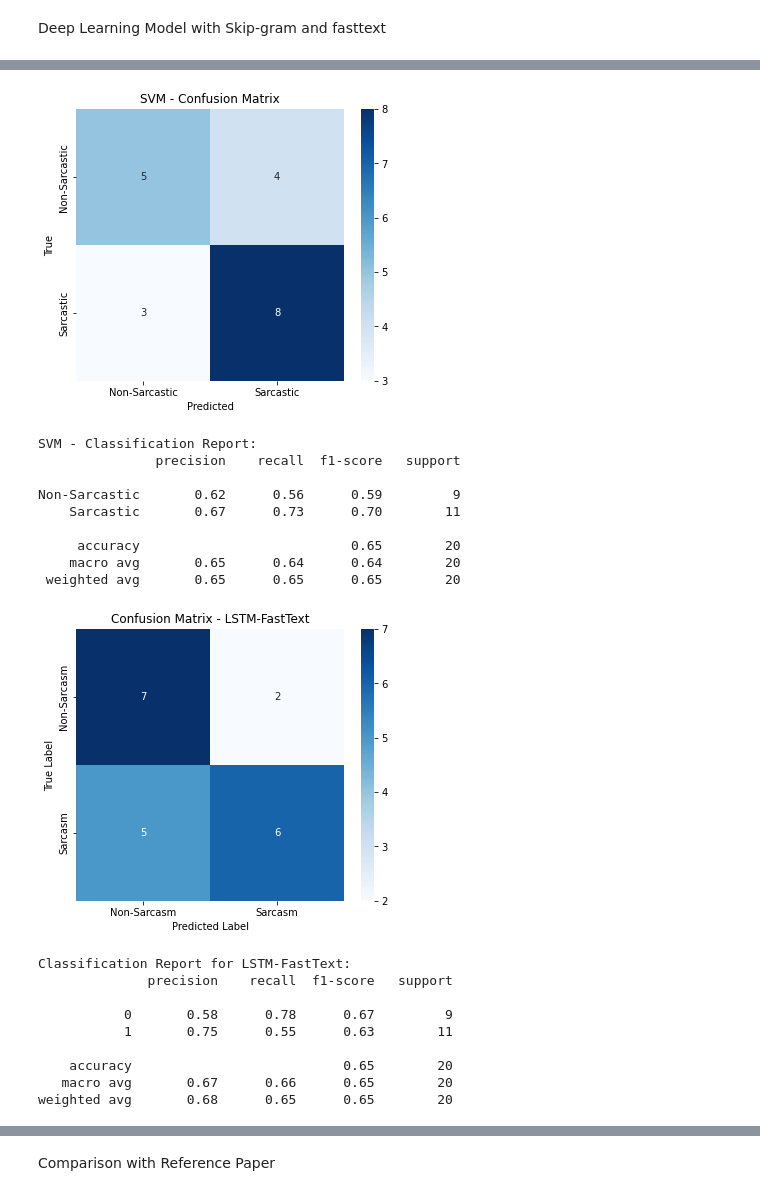
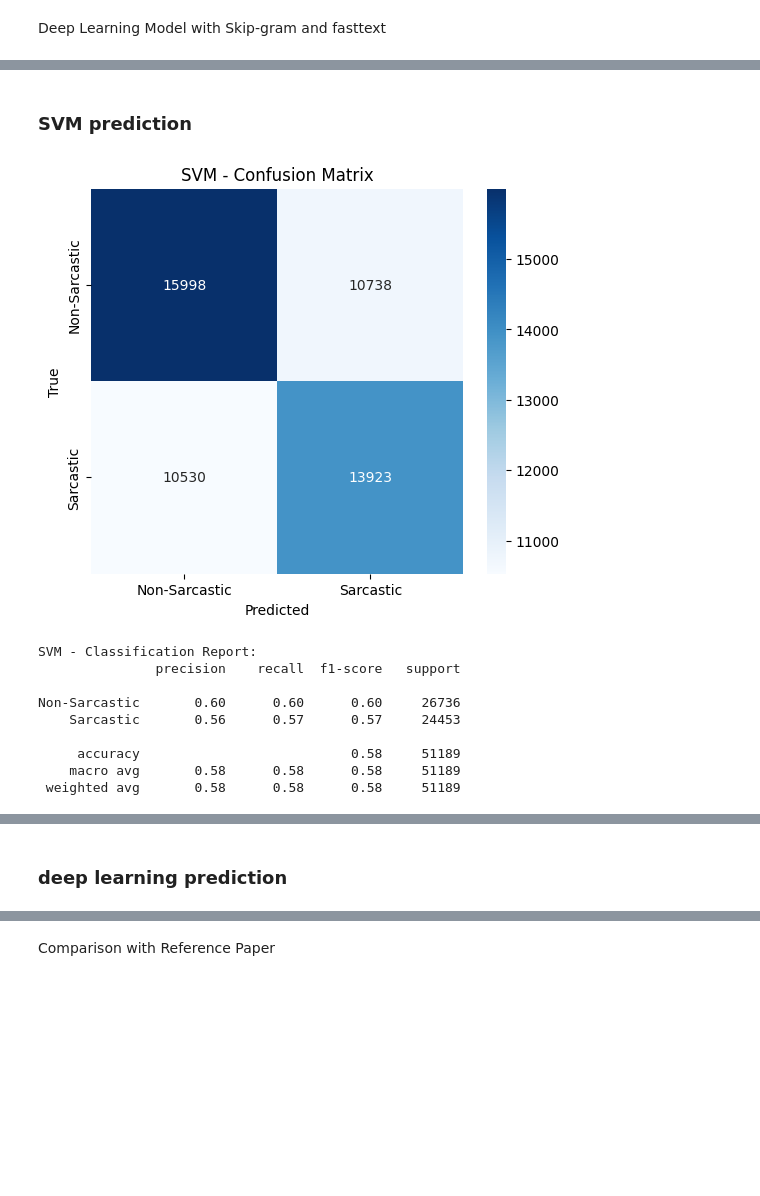
Before and after one commit to Lynchrocket/Sarcasm-Detection_HoNLP, a Jupyter notebook: SARCASM-DETECTION.ipynb, the cells around one changed output, grey strips where cells are left out. Saved outputs shown, nothing was run; the diff lists cells and outputs as text; code cells hidden in the pictures; blank space fills up the shorter version.

Commit message:
testing on the full dataset

```diff
--- a/SARCASM-DETECTION.ipynb
+++ b/SARCASM-DETECTION.ipynb
@@ -31,6 +29,6 @@ webbrowser.open(github_url)
 True
 # %%
 train_cleaned, train_labels, test_cleaned, test_labels = data_processing.get_clean_data(
-    "data/datasets/ghosh/train_sample.txt",
-    "data/datasets/ghosh/test_sample.txt"
+    "data/datasets/ghosh/train.txt",
+    "data/datasets/ghosh/test.txt"
 )
@@ -240,9 +258,8 @@ SVM model with TD-IDF
 svm_model_file = './model/model_svm.pkl'
 svm_model = joblib.load(svm_model_file)
 
-vectorizer = TfidfVectorizer(max_features=1000)
-train_x_svm = vectorizer.fit_transform(train_lines).toarray()
-test_x_svm = vectorizer.transform(test_lines).toarray()
+vectorizer = joblib.load('./model/tfidf.pkl')
+test_x_svm = vectorizer.transform(train_df['Text']).toarray()
 # %% [markdown]
 Deep Learning Model with Skip-gram and fasttext
 # %%
@@ -339,0 +323,2 @@ y_true = np.array(test_labels)
+# %% [markdown]
+### SVM prediction
@@ -340,39 +327,24 @@ y_true = np.array(test_labels)
 # %%
 cm_svm = confusion_matrix(test_labels, svm_preds)
 plt.figure(figsize=(6,5))
 sns.heatmap(cm_svm, annot=True, fmt="d", cmap="Blues",
             xticklabels=["Non-Sarcastic", "Sarcastic"],
             yticklabels=["Non-Sarcastic", "Sarcastic"])
 plt.xlabel("Predicted")
 plt.ylabel("True")
 plt.title("SVM - Confusion Matrix")
 plt.show()
 
 print("SVM - Classification Report:")
 print(classification_report(test_labels, svm_preds, target_names=["Non-Sarcastic", "Sarcastic"]))
-
-for model_name, y_pred in y_preds.items():
-    plot_confusion_matrix(y_true, y_pred, title=f"Confusion Matrix - {model_name}")
-    print(f"\nClassification Report for {model_name}:")
-    show_classification_report(y_true, y_pred)
 # %% [output]
-[figure, old version]
+[figure, new version]
 SVM - Classification Report:
                precision    recall  f1-score   support
 
-Non-Sarcastic       0.62      0.56      0.59         9
-    Sarcastic       0.67      0.73      0.70        11
+Non-Sarcastic       0.60      0.60      0.60     26736
+    Sarcastic       0.56      0.57      0.57     24453
 
-     accuracy                           0.65        20
-    macro avg       0.65      0.64      0.64        20
- weighted avg       0.65      0.65      0.65        20
+     accuracy                           0.58     51189
+    macro avg       0.58      0.58      0.58     51189
+ weighted avg       0.58      0.58      0.58     51189
-[figure, removed]
-Classification Report for LSTM-FastText:
-              precision    recall  f1-score   support
-
-           0       0.58      0.78      0.67         9
-           1       0.75      0.55      0.63        11
-
-    accuracy                           0.65        20
-   macro avg       0.67      0.66      0.65        20
-weighted avg       0.68      0.65      0.65        20
@@ -408,0 +351,2 @@ weighted avg       0.64      0.55      0.51        20
+# %% [markdown]
+### deep learning prediction
```
Also changed, not shown: parts of 38 cells of this notebook, 13 other files.
